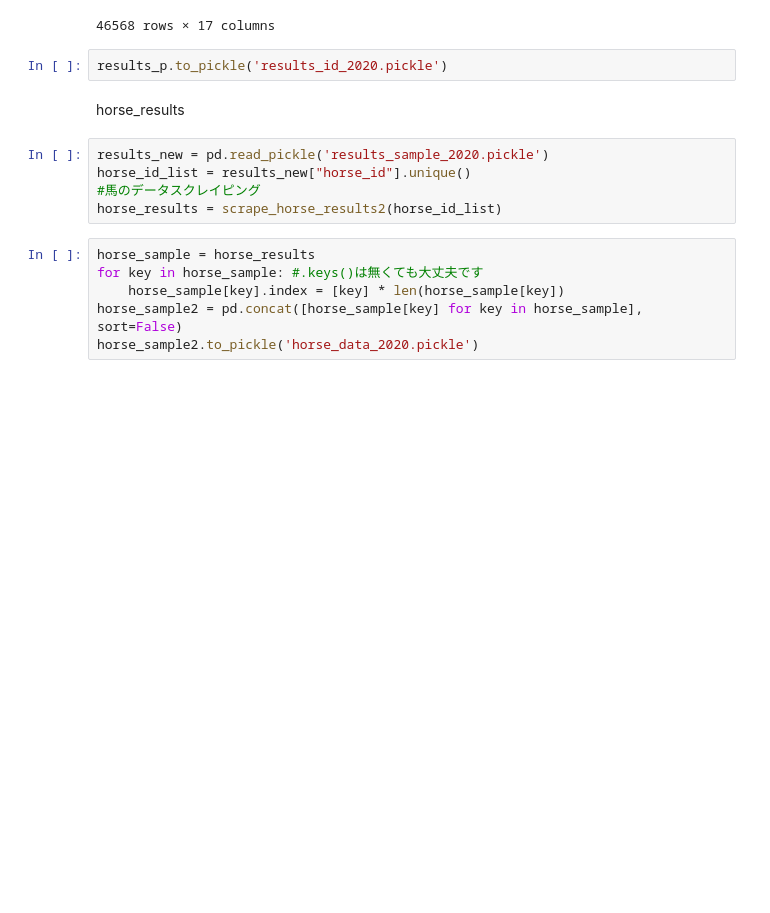
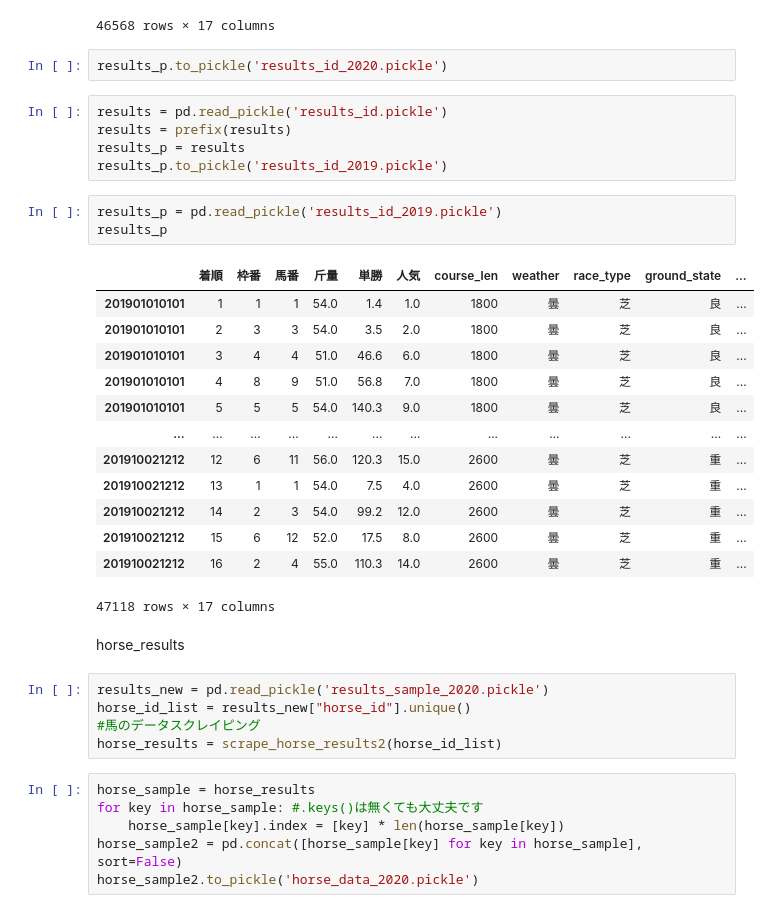
Before and after one commit to hoshi141015/keiba, a Jupyter notebook: keiba_neo.ipynb, the cells around one changed output. Cells and saved outputs as stored; diff of their text form; blank space fills up the shorter version.

```diff
--- a/keiba_neo.ipynb
+++ b/keiba_neo.ipynb
@@ -920,6 +944,28 @@ results_p
 46568 rows × 17 columns
 # %%
 results_p.to_pickle('results_id_2020.pickle')
+# %%
+results = pd.read_pickle('results_id.pickle')
+results = prefix(results)
+results_p = results
+results_p.to_pickle('results_id_2019.pickle')
+# %%
+results_p = pd.read_pickle('results_id_2019.pickle')
+results_p
+# %% [output]
+|  | 着順 | 枠番 | 馬番 | 斤量 | 単勝 | 人気 | course_len | weather | race_type | ground_state | ... |
+| 201901010101 | 1 | 1 | 1 | 54.0 | 1.4 | 1.0 | 1800 | 曇 | 芝 | 良 | ... |
+| 201901010101 | 2 | 3 | 3 | 54.0 | 3.5 | 2.0 | 1800 | 曇 | 芝 | 良 | ... |
+| 201901010101 | 3 | 4 | 4 | 51.0 | 46.6 | 6.0 | 1800 | 曇 | 芝 | 良 | ... |
+| 201901010101 | 4 | 8 | 9 | 51.0 | 56.8 | 7.0 | 1800 | 曇 | 芝 | 良 | ... |
+| 201901010101 | 5 | 5 | 5 | 54.0 | 140.3 | 9.0 | 1800 | 曇 | 芝 | 良 | ... |
+| ... | ... | ... | ... | ... | ... | ... | ... | ... | ... | ... | ... |
+| 201910021212 | 12 | 6 | 11 | 56.0 | 120.3 | 15.0 | 2600 | 曇 | 芝 | 重 | ... |
+| 201910021212 | 13 | 1 | 1 | 54.0 | 7.5 | 4.0 | 2600 | 曇 | 芝 | 重 | ... |
+| 201910021212 | 14 | 2 | 3 | 54.0 | 99.2 | 12.0 | 2600 | 曇 | 芝 | 重 | ... |
+| 201910021212 | 15 | 6 | 12 | 52.0 | 17.5 | 8.0 | 2600 | 曇 | 芝 | 重 | ... |
+| 201910021212 | 16 | 2 | 4 | 55.0 | 110.3 | 14.0 | 2600 | 曇 | 芝 | 重 | ... |
+47118 rows × 17 columns
 # %% [markdown]
 horse_results
 # %%
```
Also changed, not shown: parts of 9 cells of this notebook, 3 other files.
